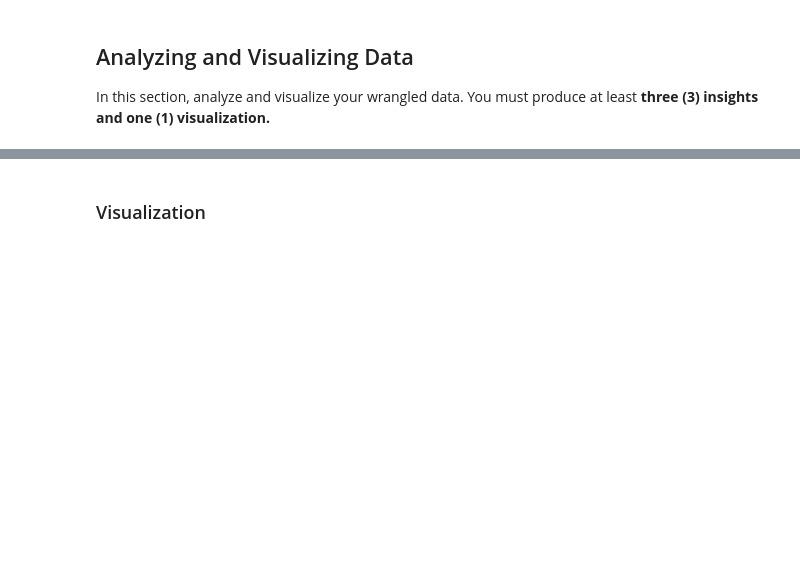
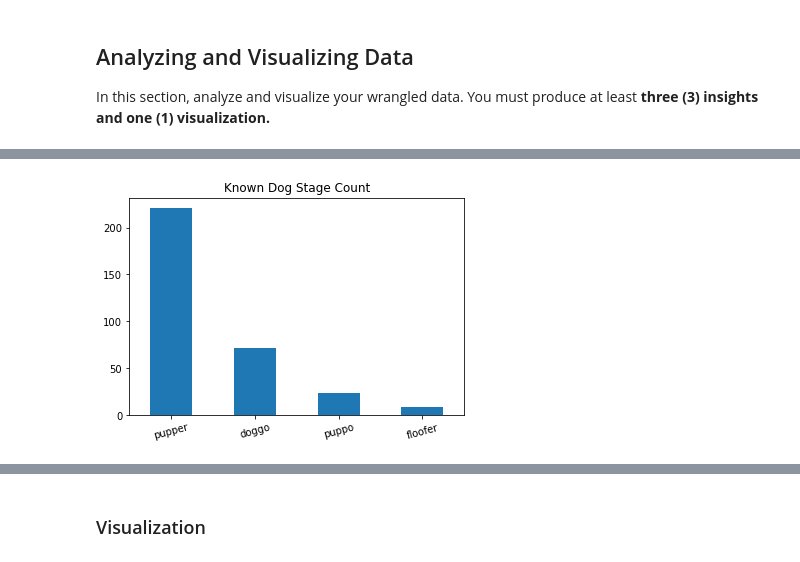
Before and after one commit to mpicanco/Project4, a Jupyter notebook: wrangle_act.ipynb, the cells around one changed output, grey strips where cells are left out. Drawn from its saved outputs; the diff is of its cells as text; code cells hidden in the pictures; blank space fills up the shorter version.

```diff
--- a/wrangle_act.ipynb
+++ b/wrangle_act.ipynb
@@ -461,0 +627,3 @@ Mask rows witn with name column entry equal 'a' and change for NaN
+# %%
+df4_clean.drop(['source','in_reply_to_status_id','in_reply_to_user_id','retweeted_status_id','retweeted_status_user_id',\
+                'retweeted_status_timestamp'],axis=1,inplace=True)
@@ -481,0 +834,7 @@ In this section, analyze and visualize your wrangled data. You must produce at l
+# %%
+df4_clean['dog_stage'].value_counts().plot(kind='bar');
+plt.xticks(rotation=15);
+plt.title('Known Dog Stage Count')
+plt.savefig("./image/histogram02_2.png")
+# %% [output]
+[figure, added]
```
Also changed, not shown: parts of 104 cells of this notebook, 32 other files.
